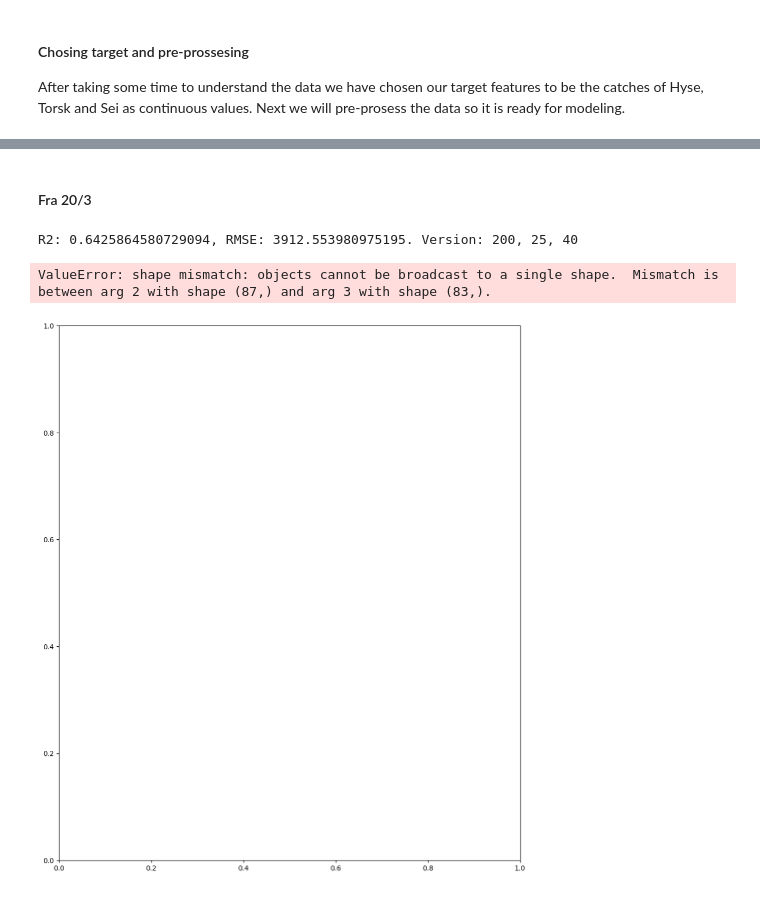
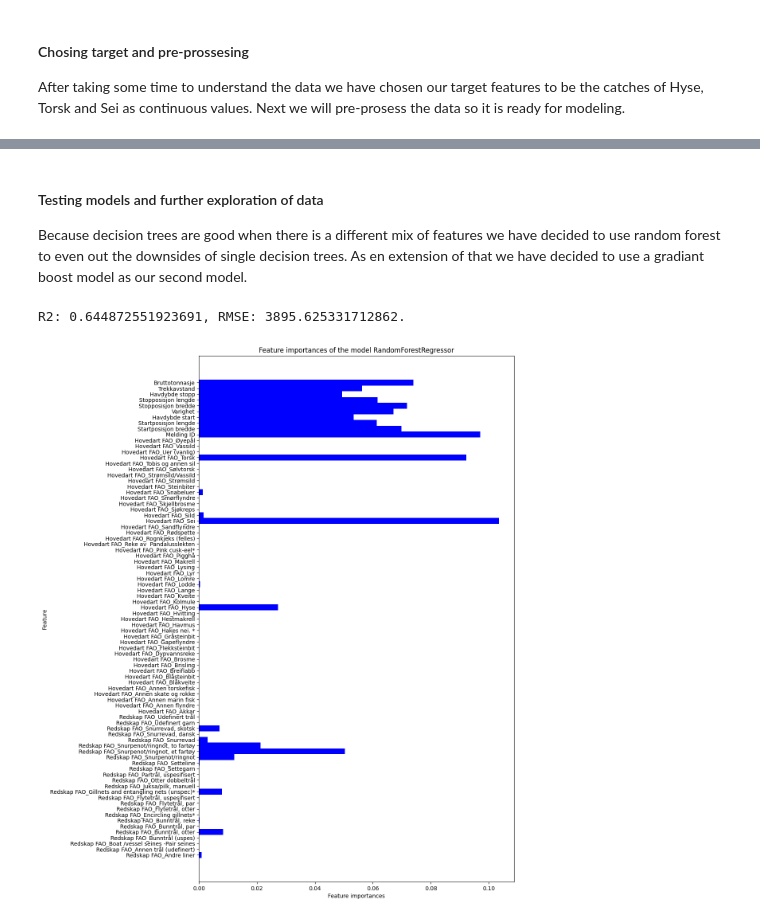
Before and after one commit to Pzorster/INFO284pzor, a Jupyter notebook: Til_inlevering.ipynb, the cells around one changed output, grey strips where cells are left out. Saved outputs shown, nothing was run; the diff lists cells and outputs as text; code cells hidden in the pictures.

```diff
--- a/Til_inlevering.ipynb
+++ b/Til_inlevering.ipynb
@@ -147,64 +118,71 @@ print(column_names)
-# %% [markdown]
-#### Fra 20/3
 # %%
-from sklearn.model_selection import train_test_split
-from sklearn.ensemble import RandomForestRegressor
-from sklearn.metrics import mean_squared_error
-from sklearn.metrics import r2_score
+# Scaling and one-hot encoding features
 
-# First we try to scale the numerical features
+# Scale the numerical features. During testing of the models it seemed to have little to no difference for the random forest model.
+# But we keep them this way in case other models find them useful.
 from sklearn.preprocessing import RobustScaler
-# 'Startmåned', 'Starttime', 'Stoppmåned', 'Stopptime',
 num_feat = df[['Melding ID', 'Startposisjon bredde', 'Startposisjon lengde', 'Havdybde start',
         'Varighet', 'Stopposisjon bredde', 'Stopposisjon lengde', 'Havdybde stopp', 'Trekkavstand', 'Bruttotonnasje']]
 scaler = RobustScaler()
 scaled_features = scaler.fit_transform(num_feat)
 scaled_df = pd.DataFrame(scaled_features, columns=num_feat.columns)
 
-# Now we one-hot encode the categorical features
+# One-hot encode the categorical features.
 from sklearn.preprocessing import OneHotEncoder
-
 cat_feat = df[["Redskap FAO", "Hovedart FAO"]]
 encoder = OneHotEncoder()
 enc_feat= encoder.fit_transform(cat_feat)
 enc_df = pd.DataFrame(enc_feat.toarray(), columns=encoder.get_feature_names_out())
 
-
-q = pd.concat([enc_df, scaled_df], axis=1)
-
-y = df[['Hyse', 'Sei', 'Torsk']]
+# Concatonate the changed features
+features = pd.concat([enc_df, scaled_df], axis=1)
+# Isolate the targets
+targets = df[['Hyse', 'Sei', 'Torsk']]
-# %%
-def RandomForestTester(features, targets, estimator, feature_max, depth_max):
-    X_train, X_test, y_train, y_test = train_test_split(features, targets, random_state=seed)
-    clf = RandomForestRegressor(n_estimators=estimator, max_features=feature_max, max_depth=depth_max)
-    clf.fit(X_train, y_train)
-    y_pred = clf.predict(X_test)
-
-    rmse = np.sqrt(mean_squared_error(y_test, y_pred))
-    r2 = r2_score(y_test, y_pred)
-    test_version = f"Version: {estimator}, {feature_max}, {depth_max}"
-    print(f"R2: {r2}, RMSE: {rmse}. {test_version}")
-
-rft = RandomForestTester(q, y, 200, 25, 40)
-# %% [output]
-R2: 0.6425864580729094, RMSE: 3912.553980975195. Version: 200, 25, 40
+# %% [markdown]
+#### Testing models and further exploration of data
+
+Because decision trees are good when there is a different mix of features we have decided to use random forest to even out the downsides of single decision trees. As en extension of that we have decided to use a gradiant boost model as our second model.
+# %%
+
+from sklearn.model_selection import train_test_split
+from sklearn.ensemble import RandomForestRegressor
+from sklearn.metrics import mean_squared_error
+from sklearn.metrics import r2_score
+
+X_train, X_test, y_train, y_test = train_test_split(features, targets, random_state=seed)
+
+# After testing various parameters we chose to go with n_estimators=200, max_features=25, max_depth=40 for this dataset
+# The features seemed to be best from 20 upwards. Depth was best between 25-40, from 45 it seemed to go down in performance befroe picking it up again at 70.
+# We only tested up to 300 estimators, and it seemed to increase performance slightly all the way up, but for running time we are currently using 200.
+rfr = RandomForestRegressor(n_estimators=200, max_features=25, max_depth=40)
+rfr.fit(X_train, y_train)
+y_pred = rfr.predict(X_test)
+
+rmse = np.sqrt(mean_squared_error(y_test, y_pred))
+r2 = r2_score(y_test, y_pred)
+print(f"R2: {r2}, RMSE: {rmse}.")
+# %% [output]
+R2: 0.644872551923691, RMSE: 3895.625331712862.
 # %%
 
 def plot_feature_importances(model, feature_columns):
     n_features = len(feature_columns.columns)
     feature_indices = feature_columns.columns.tolist()
     feature_importances = model.feature_importances_
 
     fig = plt.figure(figsize=(12,14))
     plt.subplot(111)
     plt.barh(range(n_features), feature_importances, height=1, color='b', align='center')
     plt.yticks(np.arange(n_features), feature_indices[:n_features])
     plt.xlabel("Feature importances")
     plt.ylabel("Feature")
     plt.title("Feature importances of the model {}".format(model.__class__.__name__))
     plt.tight_layout(pad=0.5)
 
-plot_feature_importances(clf, q)
+plot_feature_importances(rfr, q)
+
+# This graph shows the feature importance of the randomforest model.
+# A lot of the one-hot encoded features seem to have no importance. We tried collapsing all the seemingly irrelevant ones into a single column.
+# That seemed to worsen the R2 score from 0.637-642 to around 0.44 so we've decided to keep them for now even though this graph seems to indicate their lack of importance.
 # %% [output]
-ValueError: shape mismatch: objects cannot be broadcast to a single shape.  Mismatch is between arg 2 with shape (87,) and arg 3 with shape (83,).
-[figure, old version]
+[figure, new version]
```
Also changed, not shown: parts of 19 cells of this notebook.
